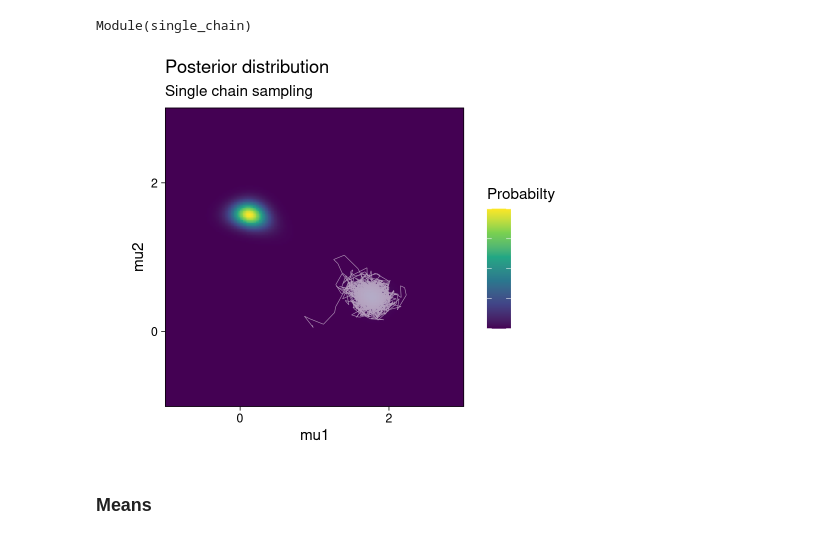
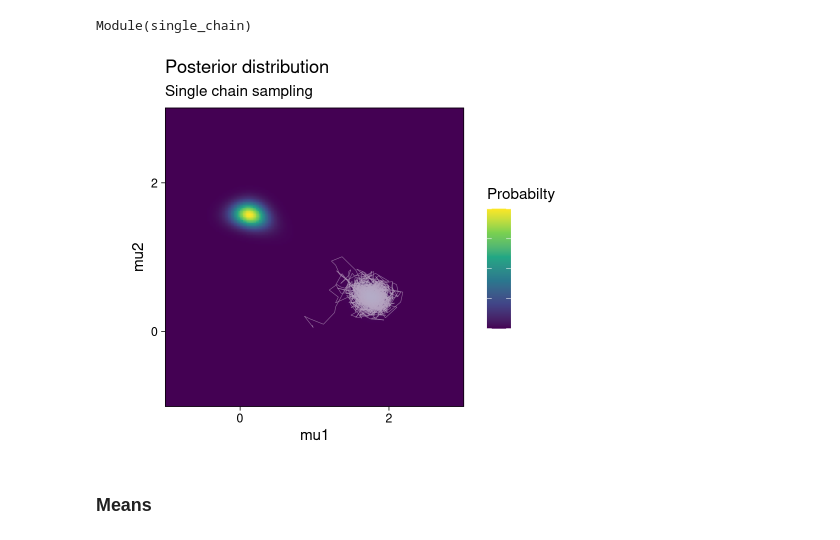
Before and after one commit to tweag/chainsail-resources, a Jupyter notebook: examples/soft-kmeans/soft-kmeans.ipynb, the cells around one changed output. Cells and saved outputs as stored; diff of their text form; code cells hidden in the pictures.

```diff
--- a/examples/soft-kmeans/soft-kmeans.ipynb
+++ b/examples/soft-kmeans/soft-kmeans.ipynb
@@ -138,29 +140,29 @@ Module(single_chain)
 # %%
 # Plot posterior
 options(repr.plot.width=5, repr.plot.height=4, repr.plot.res=200)
 ggplot(data_posterior) +
 geom_raster(aes(mu1, mu2, fill=prob)) +
 geom_segment(
     # Lot only the first X samples for clarity
     data = data_samples_sc %>% slice(1:2000),
     aes(x, y, xend=lead(x, default=last(x)), yend=lead(y, default=last(y))),
-    color="white", size=0.2, alpha=1
+    color="white", size=0.2, alpha=0.7
 ) +
 geom_raster(aes(mu1, mu2, fill=prob), alpha=0.4) +
 labs(
     title = "Posterior distribution",
     subtitle = "Single chain sampling",
     fill = "Probabilty"
 ) +
 scale_x_continuous(breaks = seq(-100, 100, by=2), expand=c(0,0)) +
 scale_y_continuous(breaks = seq(-100, 100, by=2), expand=c(0,0)) +
 scale_fill_viridis_c(option = "viridis", trans="identity", oob = scales::squish_infinite) +
 coord_fixed() +
 theme_linedraw()+
 theme(legend.text=element_blank())
 ggsave("images/sampling_sc_initstate-1-0.png", width=5, height=4)
 # %% [output]
-[figure, old version]
+[figure, new version]
 # %% [markdown]
 ### Means
 # %%
```
Also changed, not shown: parts of 12 cells of this notebook, 12 other files.
